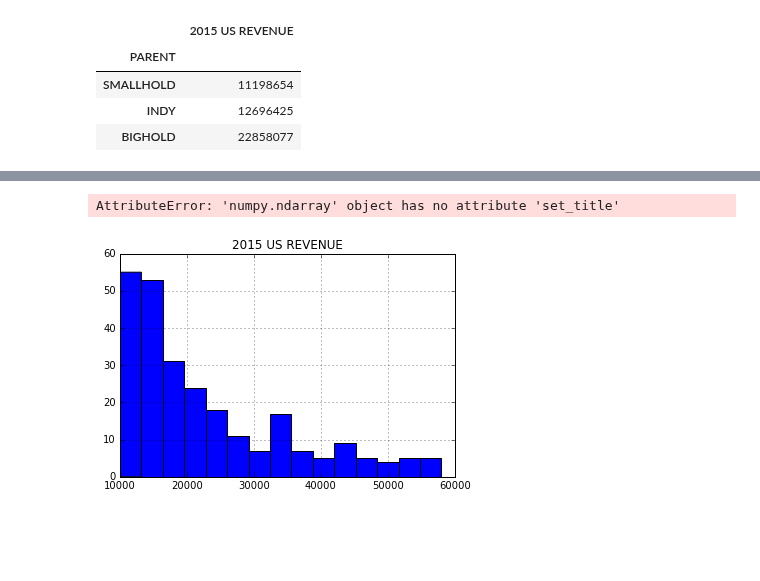
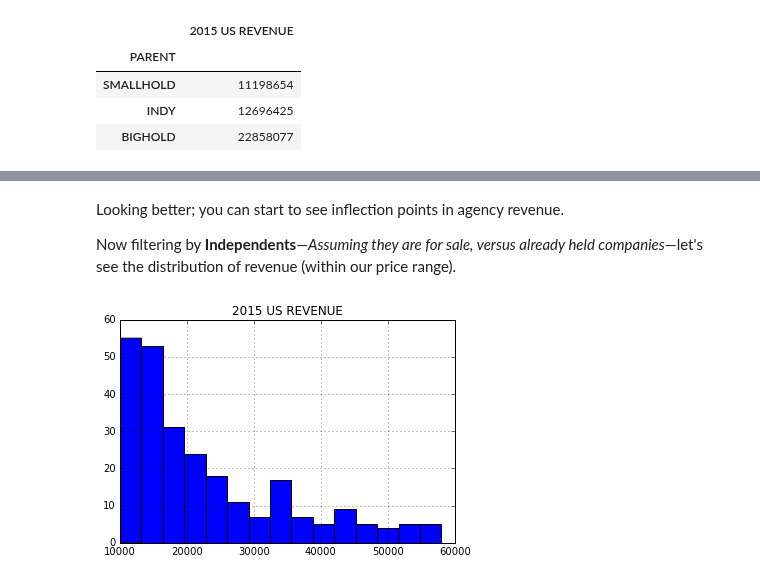
Before and after one commit to xthomas/dataviz, a Jupyter notebook: AgencyRevenueModels/ThreeTypes.ipynb, the cells around one changed output, grey strips where cells are left out. Cells and saved outputs as stored; diff of their text form; code cells hidden in the pictures; blank space fills up the shorter version.

```diff
--- a/AgencyRevenueModels/ThreeTypes.ipynb
+++ b/AgencyRevenueModels/ThreeTypes.ipynb
@@ -126,10 +113,8 @@ Starting with Independents:
+# %% [markdown]
+Looking better; you can start to see inflection points in agency revenue.
+
+Now filtering by **Independents**—*Assuming they are for sale, versus already held companies*—let's see the distribution of revenue (within our price range).
 # %%
-independents = radar[radar['PARENT']=="INDY"]
+indy_plot = radar[radar['PARENT']=="INDY"].hist(bins=15)
+# %% [output]
+[figure, added]
-# %%
-indy_plot = independents.hist(bins=15)
-indy_plot.set_title("Independent Agency Revenue, 10mil to 60mil")
-indy_plot.set_xlabel("Total Revenue x $1,000")
-indy_plot.set_ylabel("Number of agencies")
-# %% [output]
-AttributeError: 'numpy.ndarray' object has no attribute 'set_title'
-[figure, removed]
```
Also changed, not shown: parts of 13 cells of this notebook, 3 other files.
